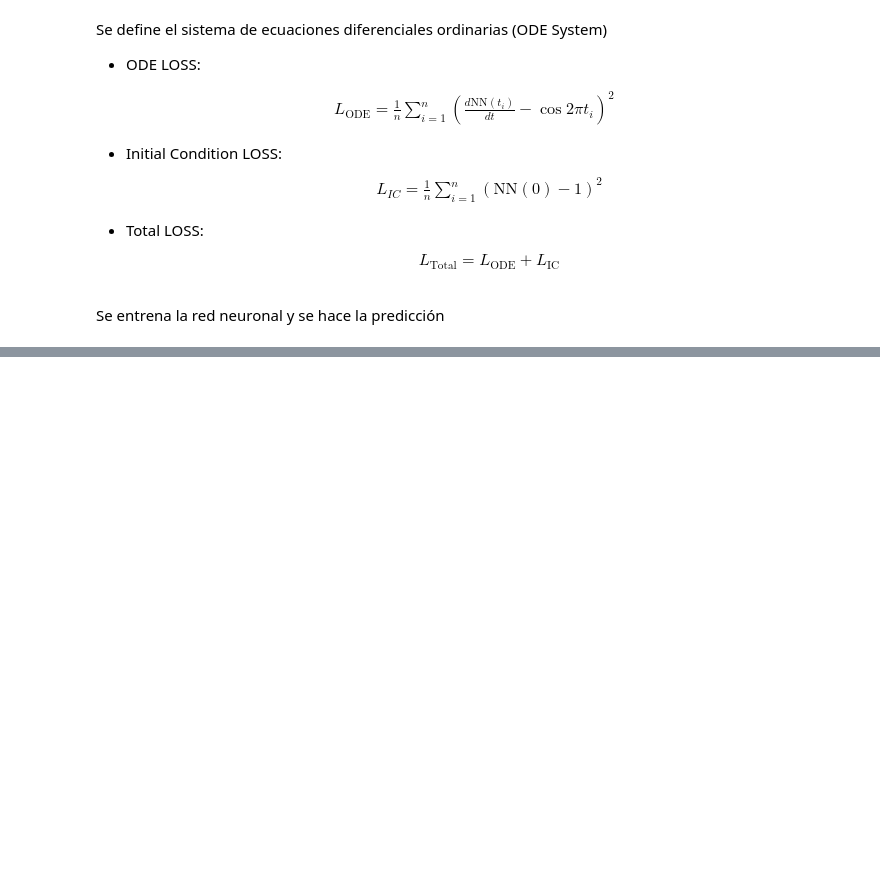
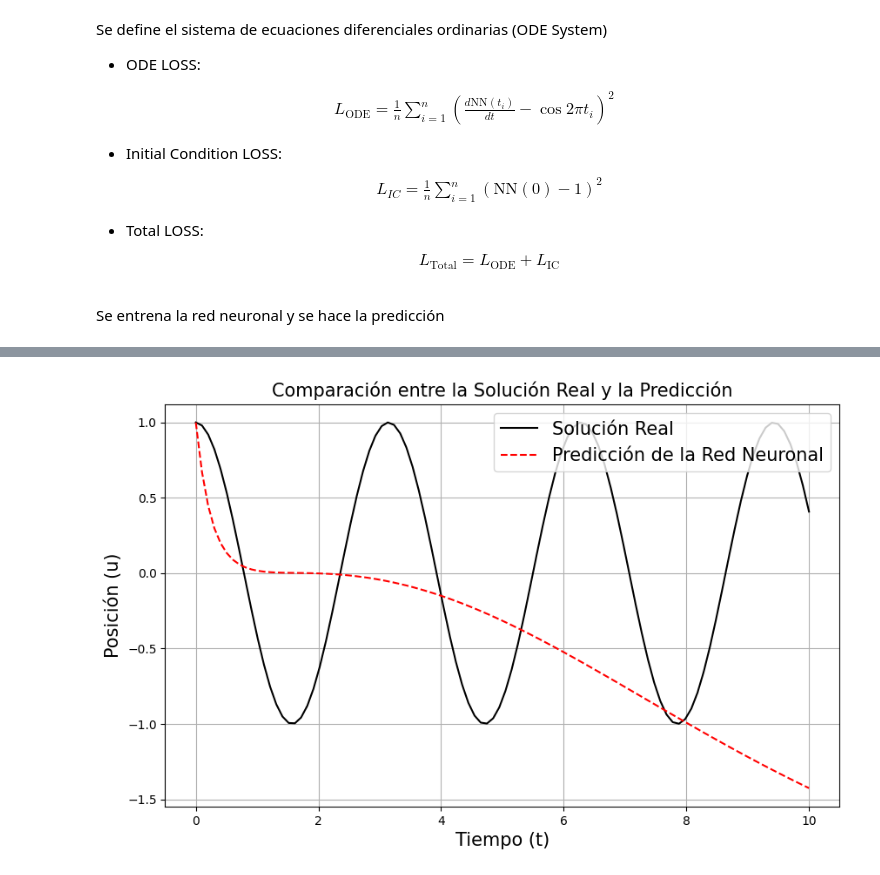
Before and after one commit to estebanegm/PINN_example, a Jupyter notebook: PINN__example.ipynb, the cells around one changed output, grey strips where cells are left out. Cells and saved outputs as stored; diff of their text form; code cells hidden in the pictures; blank space fills up the shorter version.

```diff
--- a/PINN__example.ipynb
+++ b/PINN__example.ipynb
@@ -136,0 +184,27 @@ plt.show()
+# %%
+import numpy as np
+import matplotlib.pyplot as plt
+
+# Valores de prueba
+test_t = np.linspace(0, 10, 100)
+omega = 2.0  # Frecuencia angular del oscilador
+A = 1.0  # Amplitud del oscilador
+phi = 0.0  # Fase inicial del oscilador
+
+# Solución real del oscilador armónico simple
+true_u = A * np.cos(omega * test_t + phi)
+
+# Predicción
+pred_u = NN.predict(test_t).ravel()
+
+# Gráfica de la solución real y la predicción
+plt.figure(figsize=(10, 6))
+plt.plot(test_t, true_u, '-k', label='Solución Real')
+plt.plot(test_t, pred_u, '--r', label='Predicción de la Red Neuronal')
+plt.legend(fontsize=15, loc = 'upper right')
+plt.xlabel('Tiempo (t)', fontsize=15)
+plt.ylabel('Posición (u)', fontsize=15)
+plt.title('Comparación entre la Solución Real y la Predicción', fontsize=15)
+plt.grid(True)
+plt.show()
+# %% [output]
@@ -136,0 +212 @@ plt.show()
+[figure, added]
```
Also changed, not shown: parts of 7 cells of this notebook.
